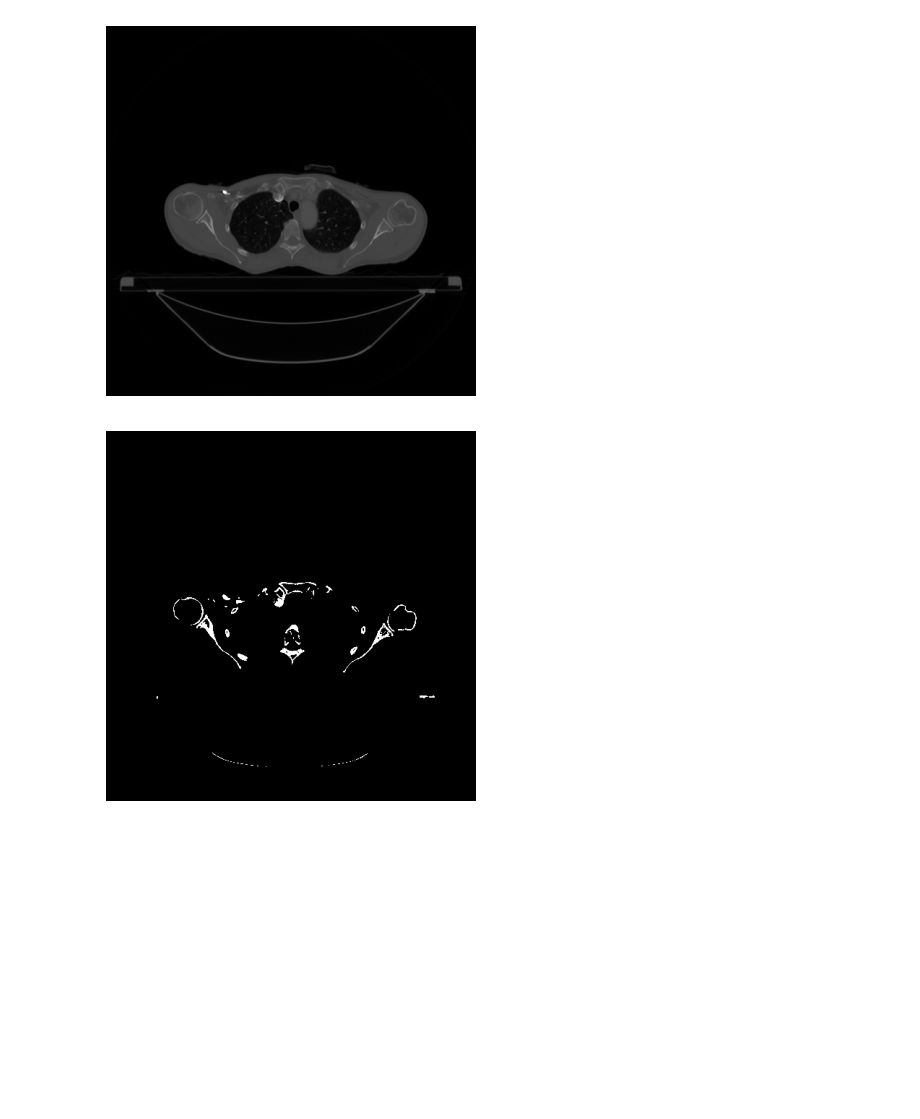
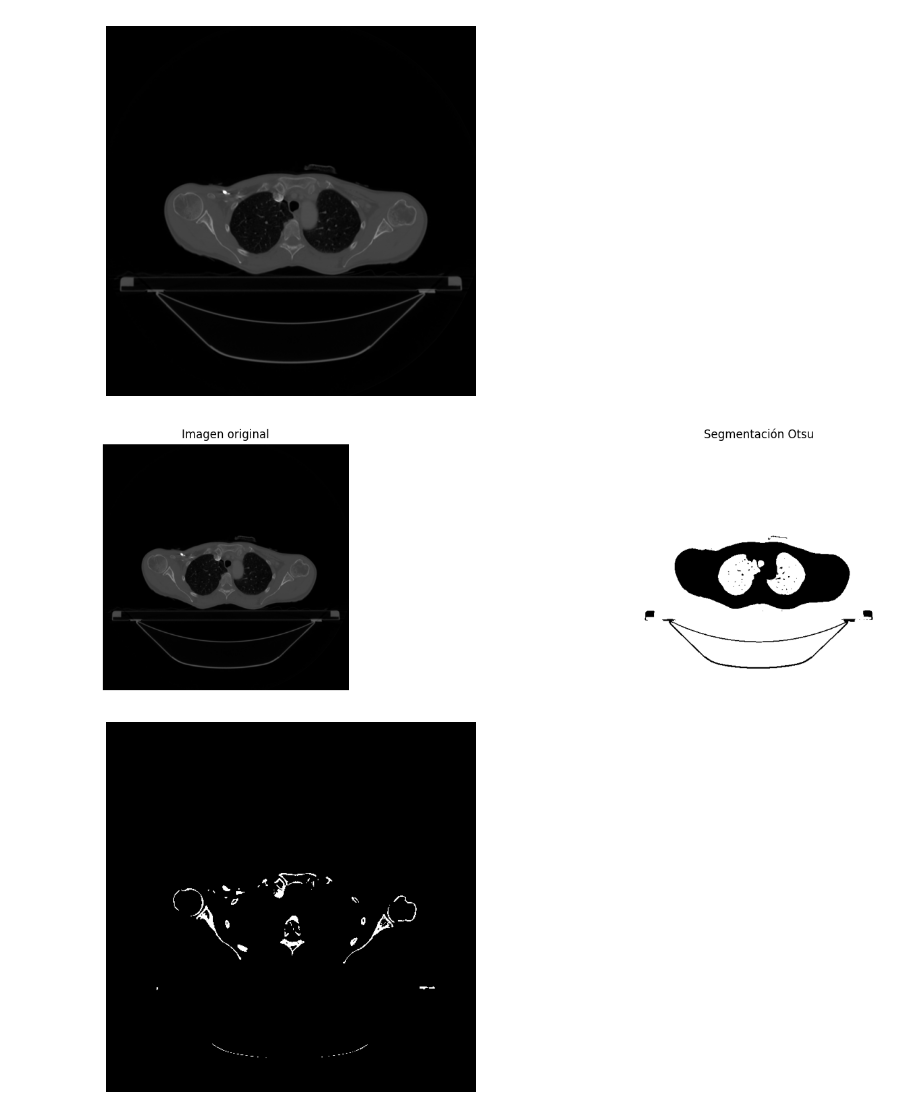
Before and after one commit to MiguelAngeloTr/Datathon, a Jupyter notebook: DICOM_in_PY_101.ipynb, the cells around one changed output. Cells and saved outputs as stored; diff of their text form; code cells hidden in the pictures; blank space fills up the shorter version.

```diff
--- a/DICOM_in_PY_101.ipynb
+++ b/DICOM_in_PY_101.ipynb
@@ -250,6 +259,37 @@ plt.axis('off')
 plt.show()
 # %% [output]
 [figure]
+# %%
+#segmentación con otsu
+
+from skimage.filters import threshold_otsu
+import matplotlib.pyplot as plt
+import numpy as np
+
+# Suponiendo que tienes una imagen 2D, por ejemplo:
+img = volio[95, :, :]
+
+# 1. Calcular umbral de Otsu
+thresh = threshold_otsu(img)
+
+
+# 2. Crear máscara binaria
+binary = np.where(img > thresh, -1, 0)
+
+
+# 3. Mostrar resultado
+fig, axes = plt.subplots(1, 3, figsize=(12, 4))
+axes[0].imshow(img, cmap='gray')
+axes[0].set_title('Imagen original')
+
+axes[2].imshow(binary, cmap='gray')
+axes[2].set_title('Segmentación Otsu')
+for ax in axes:
+    ax.axis('off')
+plt.tight_layout()
+plt.show()
+# %% [output]
+[figure, added]
 # %%
 #creación de mascara sencilla
 mask=img>300
```
Also changed, not shown: parts of 4 cells of this notebook.
